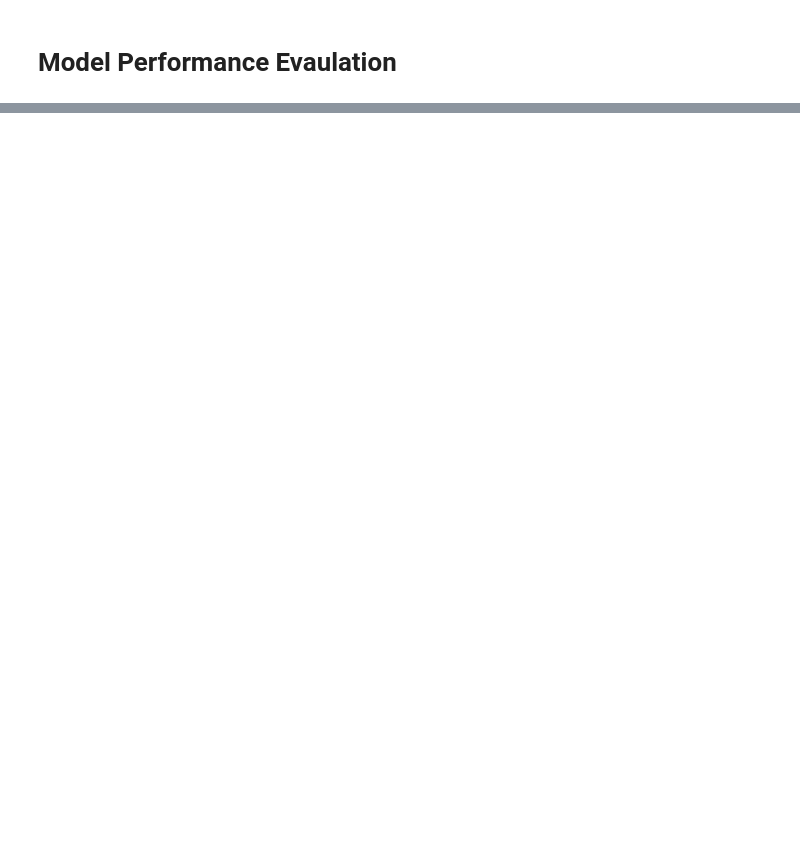
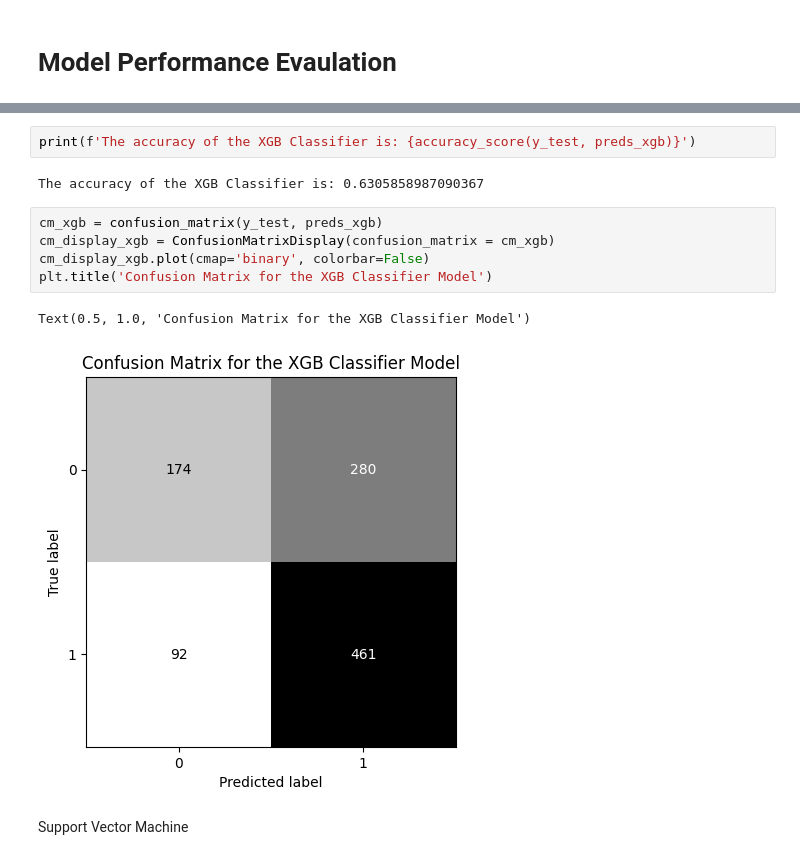
Before and after one commit to parminpatel28/MSCI-446-Project, a Jupyter notebook: model training/model_training_cumulative_averages.ipynb, the cells around one changed output, grey strips where cells are left out. Drawn from its saved outputs; the diff is of its cells as text; blank space fills up the shorter version.

```diff
--- a/model training/model_training_cumulative_averages.ipynb
+++ b/model training/model_training_cumulative_averages.ipynb
@@ -326,0 +374,14 @@ cm_display.plot()
+# %%
+print(f'The accuracy of the XGB Classifier is: {accuracy_score(y_test, preds_xgb)}')
+# %% [output]
+The accuracy of the XGB Classifier is: 0.6305858987090367
+# %%
+cm_xgb = confusion_matrix(y_test, preds_xgb)
+cm_display_xgb = ConfusionMatrixDisplay(confusion_matrix = cm_xgb)
+cm_display_xgb.plot(cmap='binary', colorbar=False)
+plt.title('Confusion Matrix for the XGB Classifier Model')
+# %% [output]
+Text(0.5, 1.0, 'Confusion Matrix for the XGB Classifier Model')
+[figure, added]
+# %% [markdown]
+Support Vector Machine
```
Also changed, not shown: parts of 19 cells of this notebook, 1 other file.
